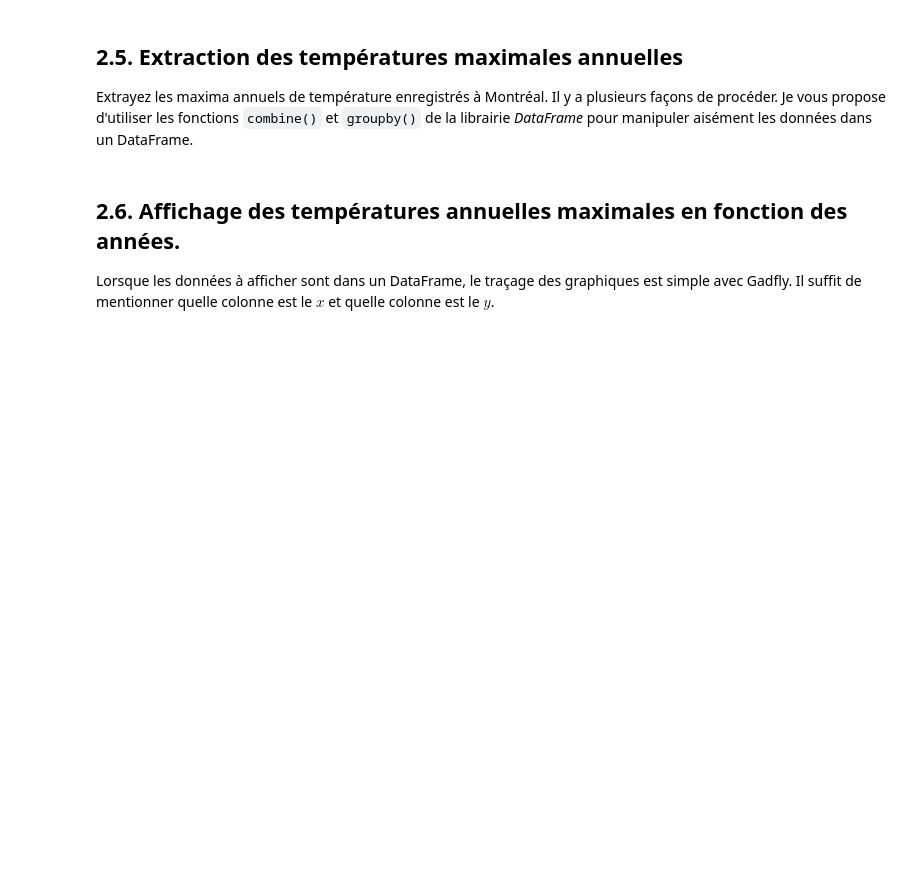
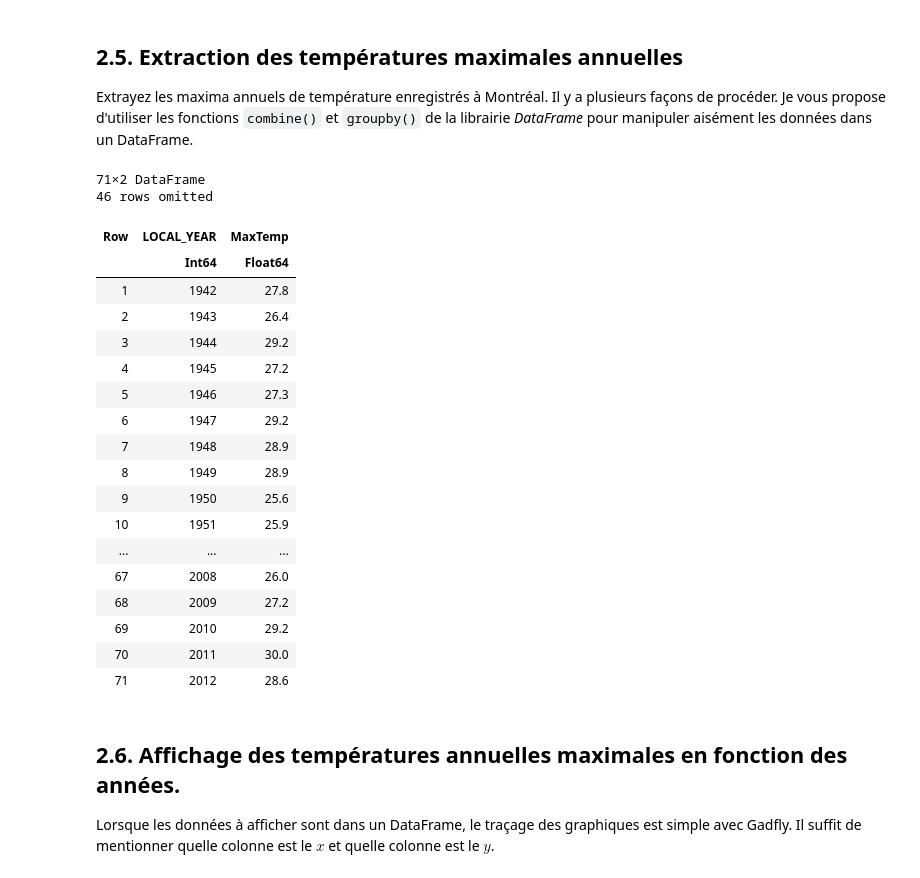
Before and after one commit to liotrique/MTH3302, a Jupyter notebook: TD01/TD1.ipynb, the cells around one changed output. Drawn from its saved outputs; the diff is of its cells as text; code cells hidden in the pictures; blank space fills up the shorter version.

```diff
--- a/TD01/TD1.ipynb
+++ b/TD01/TD1.ipynb
@@ -233,6 +302,31 @@ Ignorez les lignes du DataFrame qui correspondent à des températures manquante
 ## 2.5.  Extraction des températures maximales annuelles
 
 Extrayez les maxima annuels de température enregistrés à Montréal. Il y a plusieurs façons de procéder. Je vous propose d'utiliser les fonctions `combine()` et `groupby()` de la librairie *DataFrame* pour manipuler aisément les données dans un DataFrame.
+# %%
+groupedData = groupby(cleanedData, :LOCAL_YEAR)
+
+maxTempPerYear = combine(groupedData, :MEAN_TEMPERATURE => maximum => :MaxTemp)
+# %% [output]
+71×2 DataFrame
+46 rows omitted
+| Row | LOCAL_YEAR | MaxTemp |
+|  | Int64 | Float64 |
+| 1 | 1942 | 27.8 |
+| 2 | 1943 | 26.4 |
+| 3 | 1944 | 29.2 |
+| 4 | 1945 | 27.2 |
+| 5 | 1946 | 27.3 |
+| 6 | 1947 | 29.2 |
+| 7 | 1948 | 28.9 |
+| 8 | 1949 | 28.9 |
+| 9 | 1950 | 25.6 |
+| 10 | 1951 | 25.9 |
+| ... | ... | ... |
+| 67 | 2008 | 26.0 |
+| 68 | 2009 | 27.2 |
+| 69 | 2010 | 29.2 |
+| 70 | 2011 | 30.0 |
+| 71 | 2012 | 28.6 |
 # %% [markdown]
 ## 2.6. Affichage des températures annuelles maximales en fonction des années.
 
```
Also changed, not shown: parts of 9 cells of this notebook.
